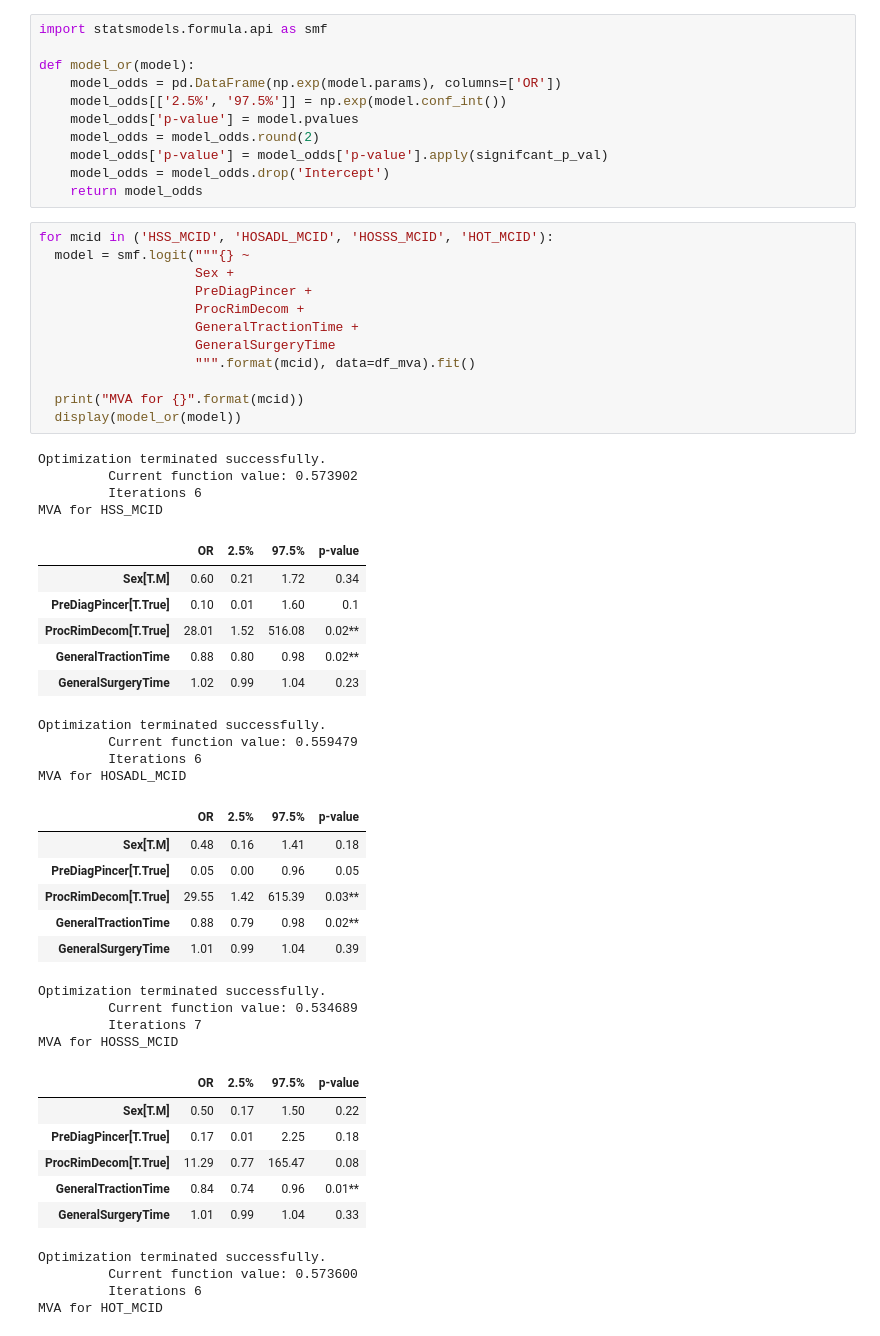
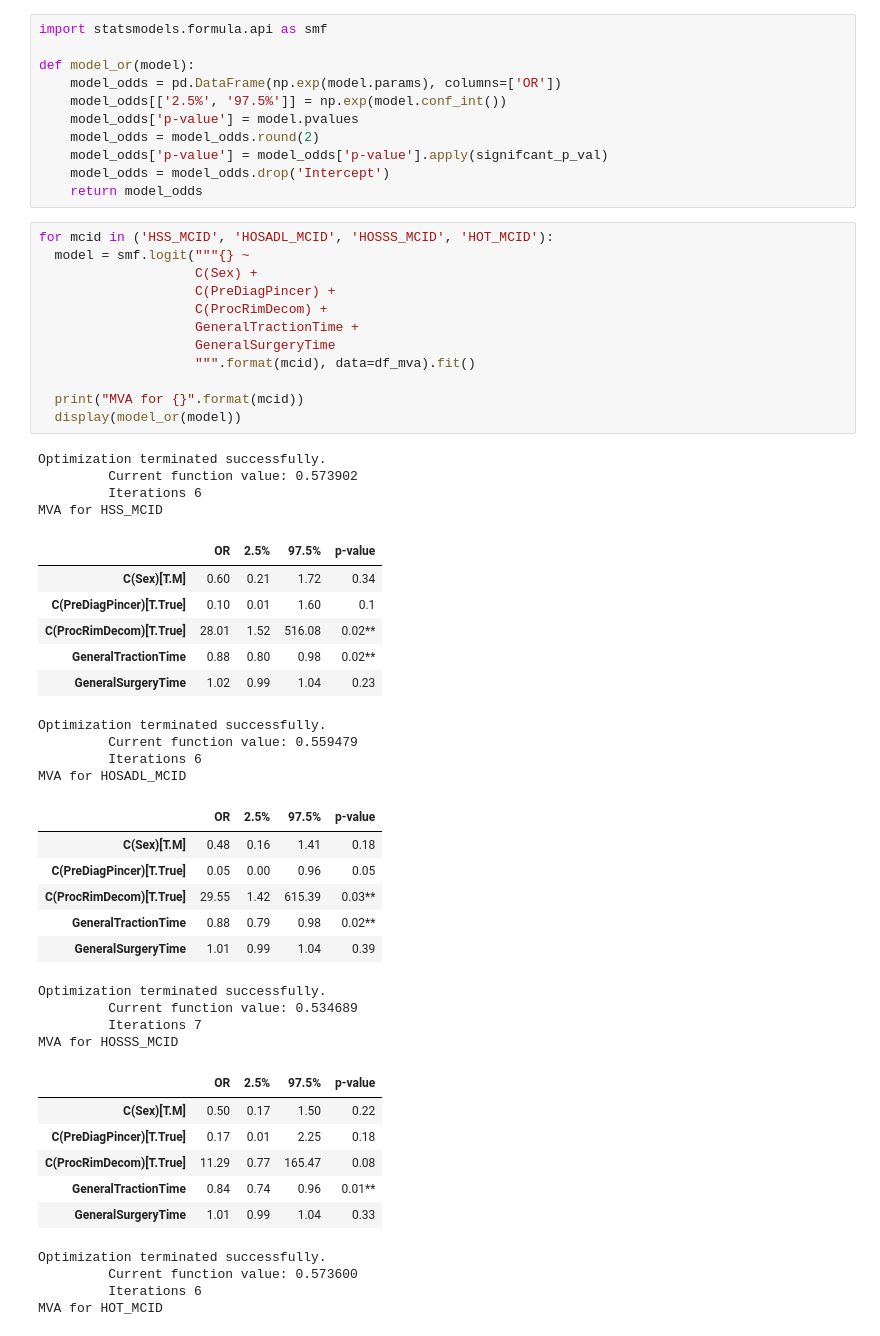
Before and after one commit to Darkbladecr/traction_proms, a Jupyter notebook: notebook.ipynb, the cells around one changed output. Saved outputs shown, nothing was run; the diff lists cells and outputs as text.

```diff
--- a/notebook.ipynb
+++ b/notebook.ipynb
@@ -940,24 +940,24 @@ def model_or(model):
 # %%
 for mcid in ('HSS_MCID', 'HOSADL_MCID', 'HOSSS_MCID', 'HOT_MCID'):
   model = smf.logit("""{} ~
-                    Sex +
-                    PreDiagPincer +
-                    ProcRimDecom +
+                    C(Sex) +
+                    C(PreDiagPincer) +
+                    C(ProcRimDecom) +
                     GeneralTractionTime +
                     GeneralSurgeryTime
                     """.format(mcid), data=df_mva).fit()
 
   print("MVA for {}".format(mcid))
   display(model_or(model))
 # %% [output]
 Optimization terminated successfully.
          Current function value: 0.573902
          Iterations 6
 MVA for HSS_MCID
 |  | OR | 2.5% | 97.5% | p-value |
-| Sex[T.M] | 0.60 | 0.21 | 1.72 | 0.34 |
-| PreDiagPincer[T.True] | 0.10 | 0.01 | 1.60 | 0.1 |
-| ProcRimDecom[T.True] | 28.01 | 1.52 | 516.08 | 0.02** |
+| C(Sex)[T.M] | 0.60 | 0.21 | 1.72 | 0.34 |
+| C(PreDiagPincer)[T.True] | 0.10 | 0.01 | 1.60 | 0.1 |
+| C(ProcRimDecom)[T.True] | 28.01 | 1.52 | 516.08 | 0.02** |
 | GeneralTractionTime | 0.88 | 0.80 | 0.98 | 0.02** |
 | GeneralSurgeryTime | 1.02 | 0.99 | 1.04 | 0.23 |
 Optimization terminated successfully.
@@ -965,9 +965,9 @@ Optimization terminated successfully.
          Iterations 6
 MVA for HOSADL_MCID
 |  | OR | 2.5% | 97.5% | p-value |
-| Sex[T.M] | 0.48 | 0.16 | 1.41 | 0.18 |
-| PreDiagPincer[T.True] | 0.05 | 0.00 | 0.96 | 0.05 |
-| ProcRimDecom[T.True] | 29.55 | 1.42 | 615.39 | 0.03** |
+| C(Sex)[T.M] | 0.48 | 0.16 | 1.41 | 0.18 |
+| C(PreDiagPincer)[T.True] | 0.05 | 0.00 | 0.96 | 0.05 |
+| C(ProcRimDecom)[T.True] | 29.55 | 1.42 | 615.39 | 0.03** |
 | GeneralTractionTime | 0.88 | 0.79 | 0.98 | 0.02** |
 | GeneralSurgeryTime | 1.01 | 0.99 | 1.04 | 0.39 |
 Optimization terminated successfully.
@@ -975,9 +975,9 @@ Optimization terminated successfully.
          Iterations 7
 MVA for HOSSS_MCID
 |  | OR | 2.5% | 97.5% | p-value |
-| Sex[T.M] | 0.50 | 0.17 | 1.50 | 0.22 |
-| PreDiagPincer[T.True] | 0.17 | 0.01 | 2.25 | 0.18 |
-| ProcRimDecom[T.True] | 11.29 | 0.77 | 165.47 | 0.08 |
+| C(Sex)[T.M] | 0.50 | 0.17 | 1.50 | 0.22 |
+| C(PreDiagPincer)[T.True] | 0.17 | 0.01 | 2.25 | 0.18 |
+| C(ProcRimDecom)[T.True] | 11.29 | 0.77 | 165.47 | 0.08 |
 | GeneralTractionTime | 0.84 | 0.74 | 0.96 | 0.01** |
 | GeneralSurgeryTime | 1.01 | 0.99 | 1.04 | 0.33 |
 Optimization terminated successfully.
```
Also changed, not shown: parts of 1 cell of this notebook.
